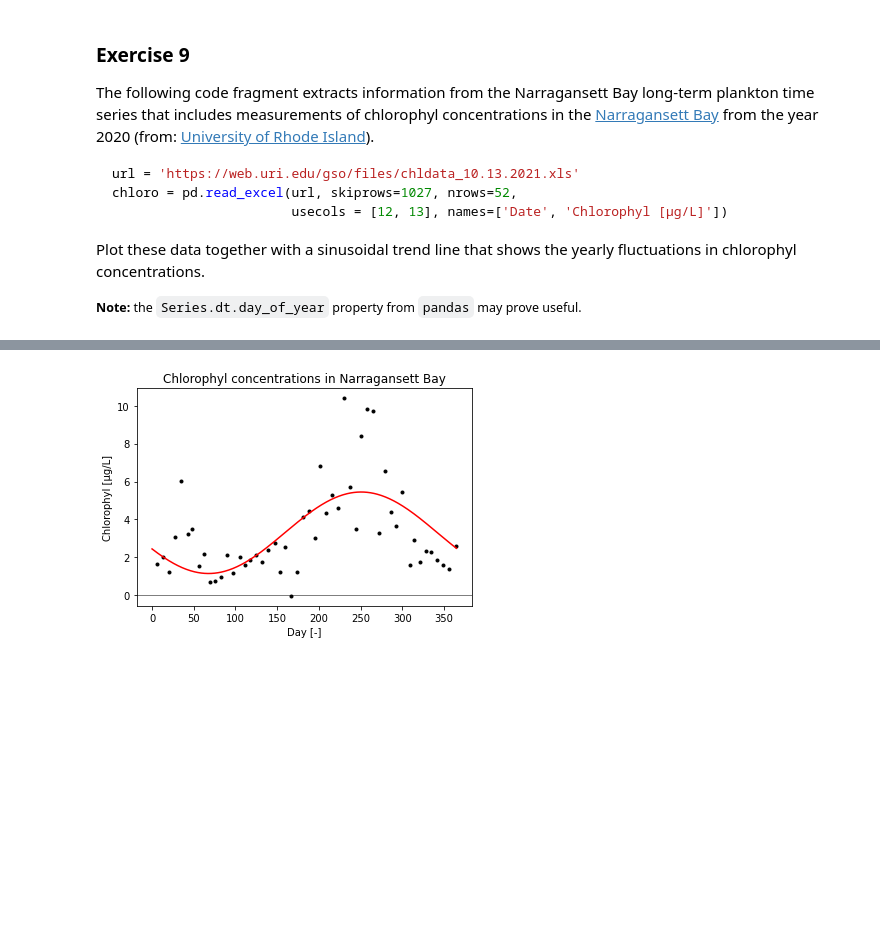
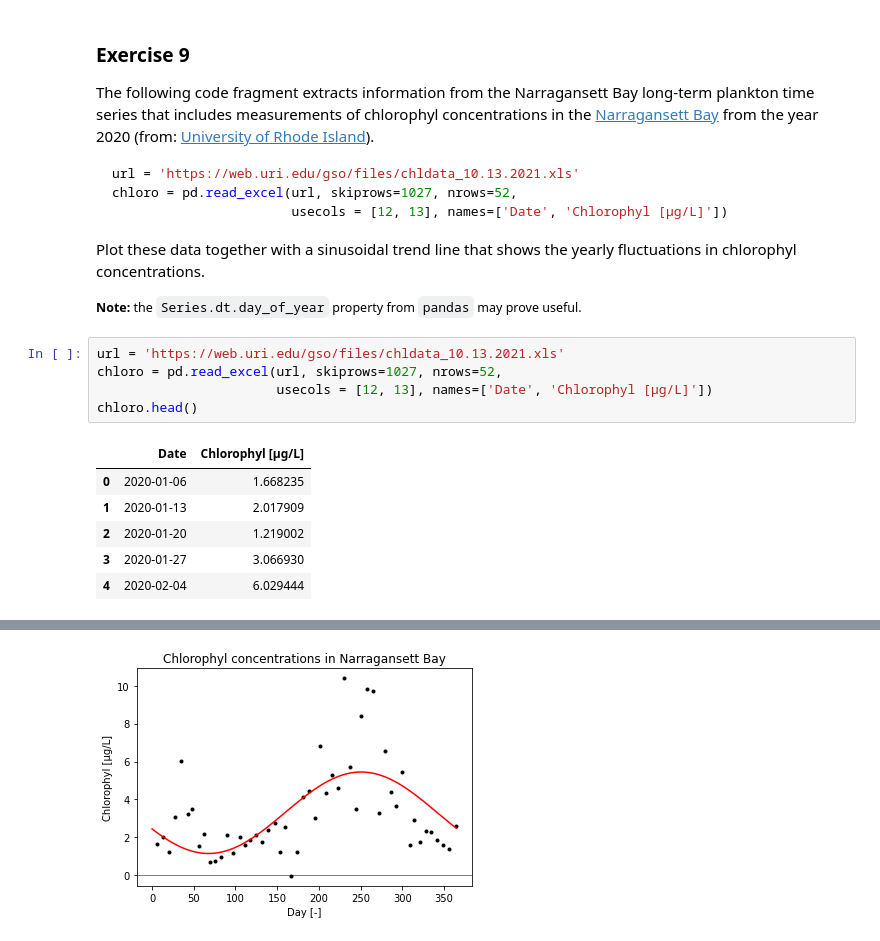
Before and after one commit to ddlatumalea/signal_analysis, a Jupyter notebook: DS1 SignAnal - Lesson 4 (v2021).ipynb, the cells around one changed output, grey strips where cells are left out. Saved outputs shown, nothing was run; the diff lists cells and outputs as text; blank space fills up the shorter version.

```diff
--- a/DS1 SignAnal - Lesson 4 (v2021).ipynb
+++ b/DS1 SignAnal - Lesson 4 (v2021).ipynb
@@ -710,3 +820,15 @@ chloro = pd.read_excel(url, skiprows=1027, nrows=52,
 Plot these data together with a sinusoidal trend line that shows the yearly fluctuations in chlorophyl concentrations.
 
 <small>**Note:** the `Series.dt.day_of_year` property from `pandas` may prove useful.</small>
+# %%
+url = 'https://web.uri.edu/gso/files/chldata_10.13.2021.xls'
+chloro = pd.read_excel(url, skiprows=1027, nrows=52,
+                       usecols = [12, 13], names=['Date', 'Chlorophyl [μg/L]'])
+chloro.head()
+# %% [output]
+|  | Date | Chlorophyl [μg/L] |
+| 0 | 2020-01-06 | 1.668235 |
+| 1 | 2020-01-13 | 2.017909 |
+| 2 | 2020-01-20 | 1.219002 |
+| 3 | 2020-01-27 | 3.066930 |
+| 4 | 2020-02-04 | 6.029444 |
```
Also changed, not shown: parts of 6 cells of this notebook.
